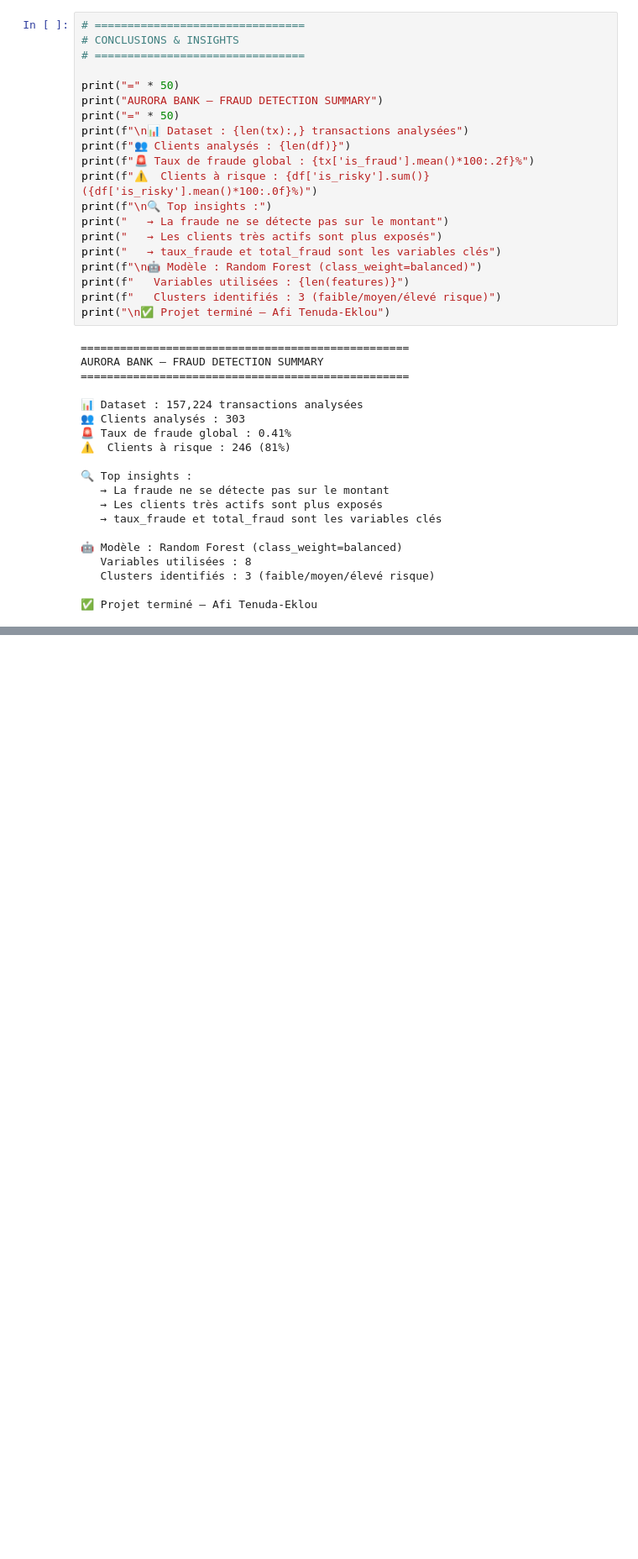
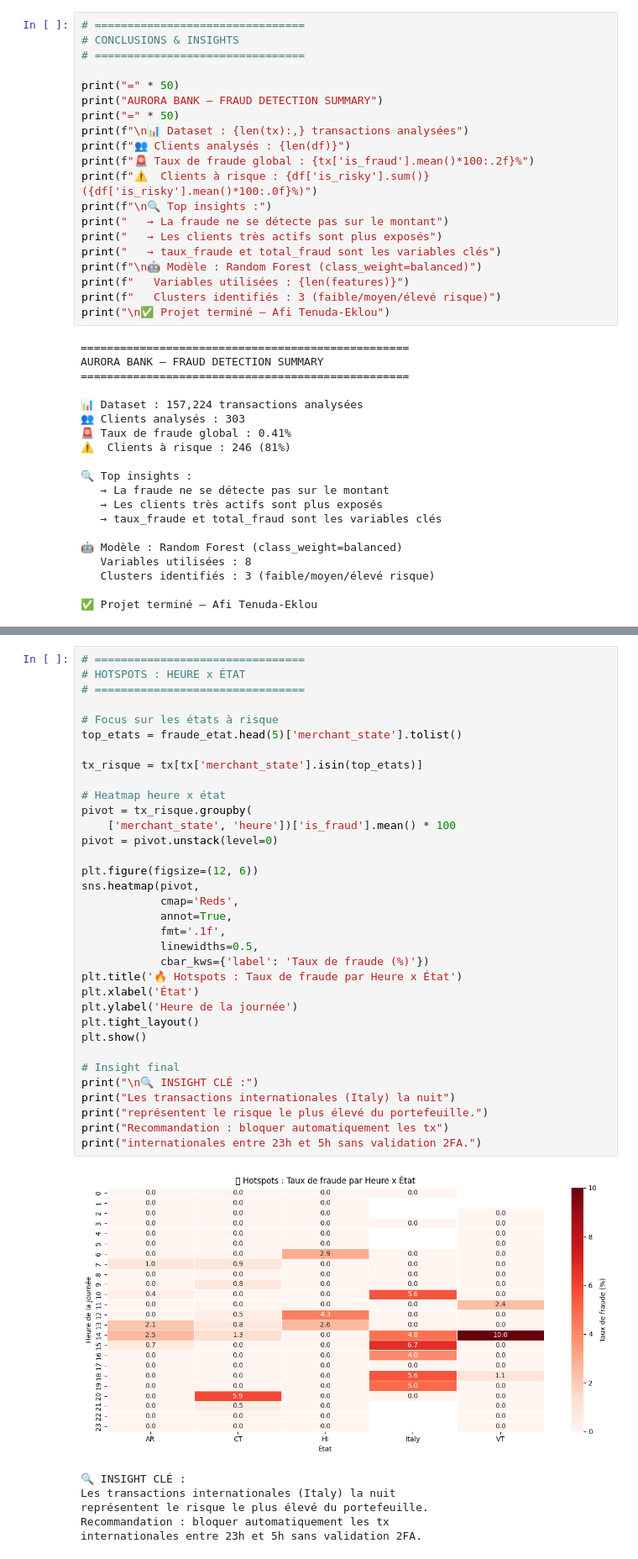
Before and after one commit to ccsnafi/Aurora_Bank_Fraud_Detection, a Jupyter notebook: Aurora_Bank_Fraud_Detection.ipynb, the cells around one changed output, grey strips where cells are left out. Shown at 84% size. Saved outputs shown, nothing was run; the diff lists cells and outputs as text; blank space fills up the shorter version.

```diff
--- a/Aurora_Bank_Fraud_Detection.ipynb
+++ b/Aurora_Bank_Fraud_Detection.ipynb
@@ -429,0 +529,41 @@ AURORA BANK — FRAUD DETECTION SUMMARY
+# %%
+# ================================
+# HOTSPOTS : HEURE x ÉTAT
+# ================================
+
+# Focus sur les états à risque
+top_etats = fraude_etat.head(5)['merchant_state'].tolist()
+
+tx_risque = tx[tx['merchant_state'].isin(top_etats)]
+
+# Heatmap heure x état
+pivot = tx_risque.groupby(
+    ['merchant_state', 'heure'])['is_fraud'].mean() * 100
+pivot = pivot.unstack(level=0)
+
+plt.figure(figsize=(12, 6))
+sns.heatmap(pivot,
+            cmap='Reds',
+            annot=True,
+            fmt='.1f',
+            linewidths=0.5,
+            cbar_kws={'label': 'Taux de fraude (%)'})
+plt.title('🔥 Hotspots : Taux de fraude par Heure x État')
+plt.xlabel('État')
+plt.ylabel('Heure de la journée')
+plt.tight_layout()
+plt.show()
+
+# Insight final
+print("\n🔍 INSIGHT CLÉ :")
+print("Les transactions internationales (Italy) la nuit")
+print("représentent le risque le plus élevé du portefeuille.")
+print("Recommandation : bloquer automatiquement les tx")
+print("internationales entre 23h et 5h sans validation 2FA.")
+# %% [output]
+[figure, added]
+🔍 INSIGHT CLÉ :
+Les transactions internationales (Italy) la nuit
+représentent le risque le plus élevé du portefeuille.
+Recommandation : bloquer automatiquement les tx
+internationales entre 23h et 5h sans validation 2FA.
```
Also changed, not shown: parts of 3 cells of this notebook.
